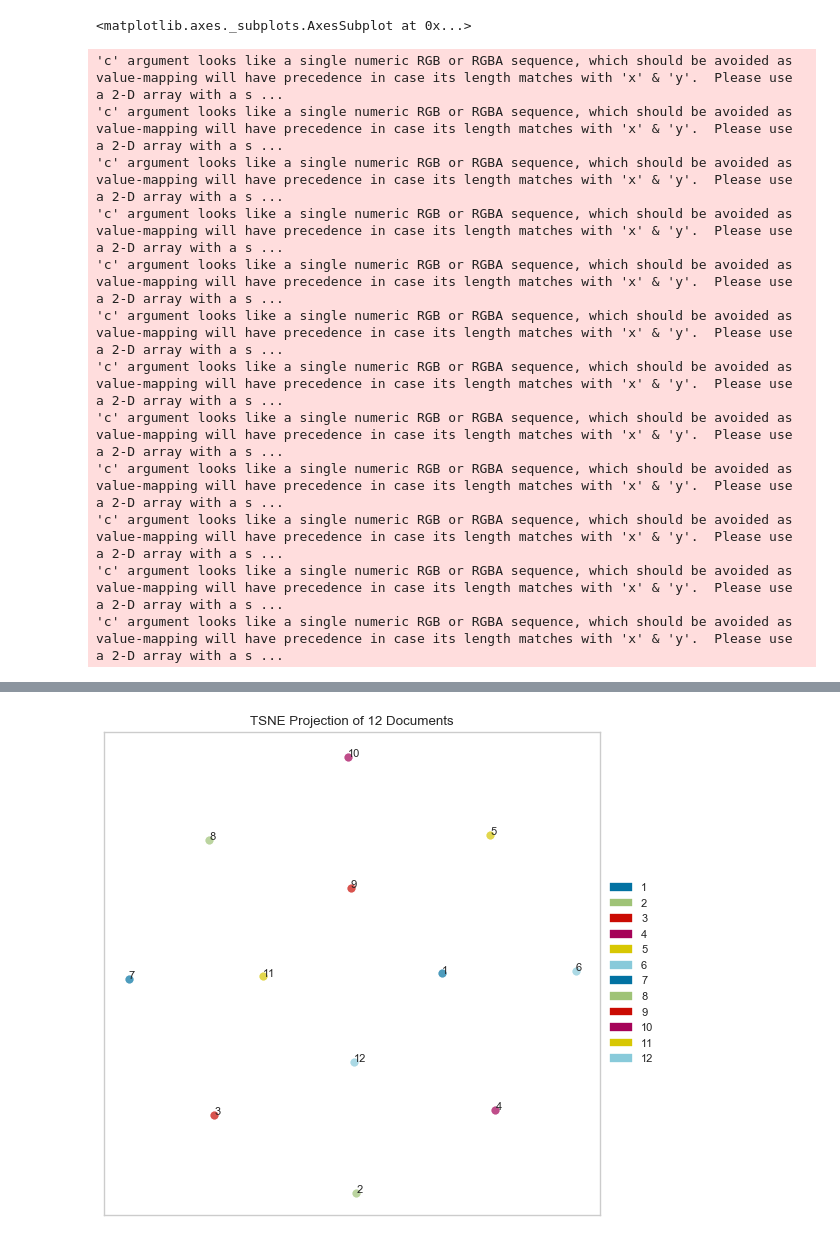
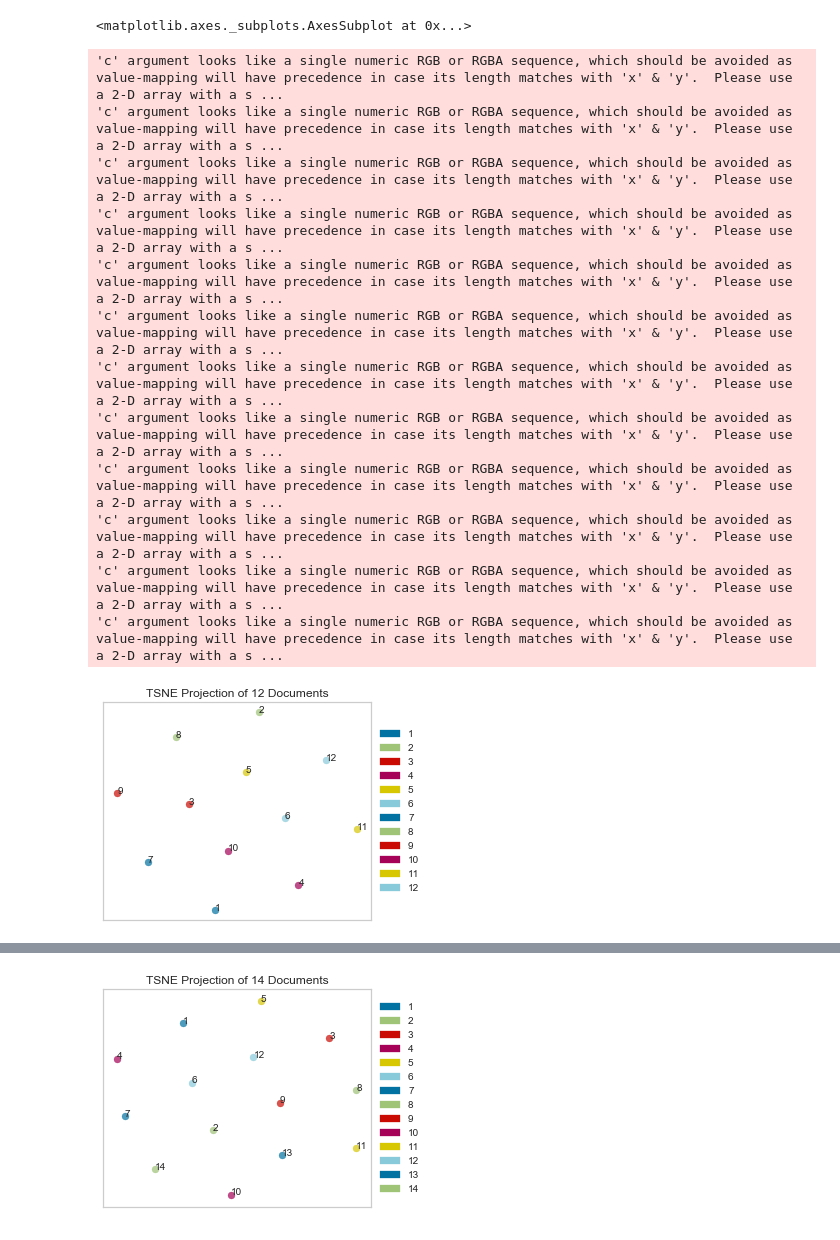
Before and after one commit to RomanKotybeev/NLP_medicine, a Jupyter notebook: tfidf.ipynb, the cells around one changed output, grey strips where cells are left out. Saved outputs shown, nothing was run; the diff lists cells and outputs as text; code cells hidden in the pictures.

```diff
--- a/tfidf.ipynb
+++ b/tfidf.ipynb
@@ -178,21 +178,23 @@ visualizer.show()
 <matplotlib.axes._subplots.AxesSubplot at 0x...>
 # %%
 from yellowbrick.text import TSNEVisualizer
-figure(num=None, figsize=(10, 8), dpi=80, facecolor='w', edgecolor='k')
+#figure(num=None, figsize=(8, 6), dpi=80, facecolor='w', edgecolor='k')
 
-tsne = TSNEVisualizer(labels=patients[0].num_days)
-tsne.fit(patients[0].matrix, patients[0].num_days)
-tsne.poof()
+for patient in patients:
+    tsne = TSNEVisualizer(labels=patient.num_days)
+    tsne.fit(patient.matrix, patient.num_days)
+    tsne.poof()
 # %% [output]
 'c' argument looks like a single numeric RGB or RGBA sequence, which should be avoided as value-mapping will have precedence in case its length matches with 'x' & 'y'.  Please use a 2-D array with a s ...
 'c' argument looks like a single numeric RGB or RGBA sequence, which should be avoided as value-mapping will have precedence in case its length matches with 'x' & 'y'.  Please use a 2-D array with a s ...
 'c' argument looks like a single numeric RGB or RGBA sequence, which should be avoided as value-mapping will have precedence in case its length matches with 'x' & 'y'.  Please use a 2-D array with a s ...
 'c' argument looks like a single numeric RGB or RGBA sequence, which should be avoided as value-mapping will have precedence in case its length matches with 'x' & 'y'.  Please use a 2-D array with a s ...
 'c' argument looks like a single numeric RGB or RGBA sequence, which should be avoided as value-mapping will have precedence in case its length matches with 'x' & 'y'.  Please use a 2-D array with a s ...
 'c' argument looks like a single numeric RGB or RGBA sequence, which should be avoided as value-mapping will have precedence in case its length matches with 'x' & 'y'.  Please use a 2-D array with a s ...
 'c' argument looks like a single numeric RGB or RGBA sequence, which should be avoided as value-mapping will have precedence in case its length matches with 'x' & 'y'.  Please use a 2-D array with a s ...
 'c' argument looks like a single numeric RGB or RGBA sequence, which should be avoided as value-mapping will have precedence in case its length matches with 'x' & 'y'.  Please use a 2-D array with a s ...
 'c' argument looks like a single numeric RGB or RGBA sequence, which should be avoided as value-mapping will have precedence in case its length matches with 'x' & 'y'.  Please use a 2-D array with a s ...
 'c' argument looks like a single numeric RGB or RGBA sequence, which should be avoided as value-mapping will have precedence in case its length matches with 'x' & 'y'.  Please use a 2-D array with a s ...
 'c' argument looks like a single numeric RGB or RGBA sequence, which should be avoided as value-mapping will have precedence in case its length matches with 'x' & 'y'.  Please use a 2-D array with a s ...
 'c' argument looks like a single numeric RGB or RGBA sequence, which should be avoided as value-mapping will have precedence in case its length matches with 'x' & 'y'.  Please use a 2-D array with a s ...
+[figure, new version]
@@ -200 +215 @@ tsne.poof()
-[figure, old version]
+[figure, added]
```
Also changed, not shown: parts of 17 cells of this notebook.
